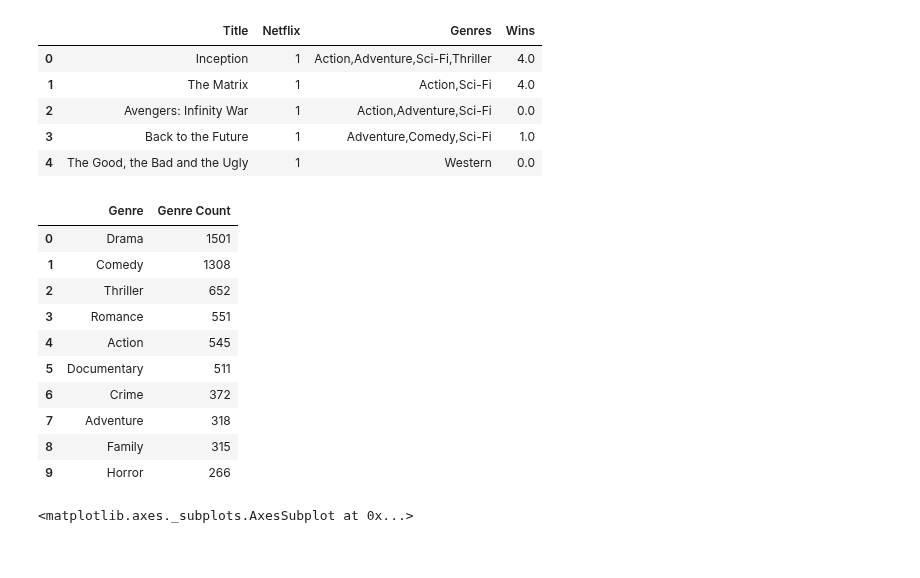
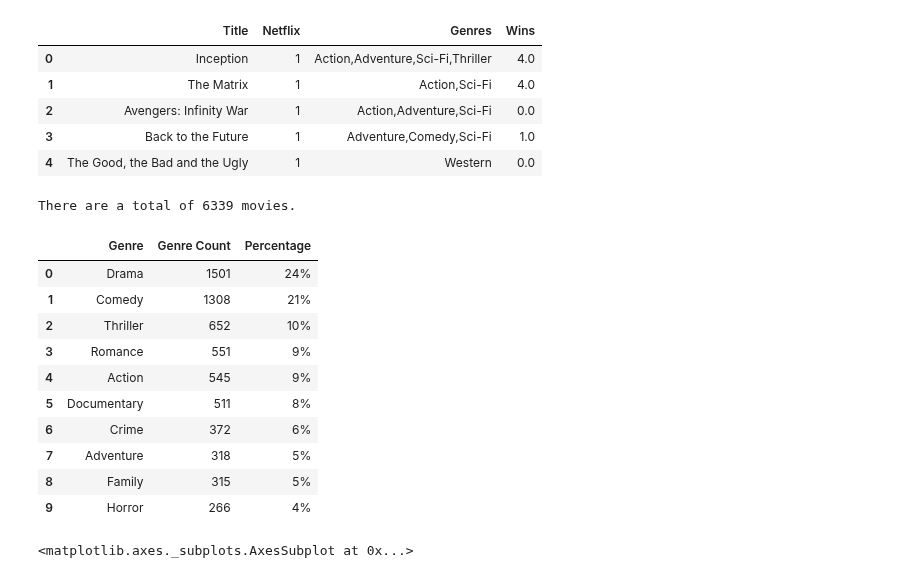
Before and after one commit to jacance/streaming-service-analysis, a Jupyter notebook: data_merge_paola.ipynb, the cells around one changed output. Saved outputs shown, nothing was run; the diff lists cells and outputs as text; code cells hidden in the pictures.

```diff
--- a/data_merge_paola.ipynb
+++ b/data_merge_paola.ipynb
@@ -340,40 +340,50 @@ netflix_genre_data2.head()
 # %%
 net_genre_count = {}
 
 for Genres in netflix_genre_data2["Genres"].values:
 
     net_genres_list = Genres.split(",")
 
     for genre in net_genres_list:
         genre = genre.strip()
         if genre not in net_genre_count:
             net_genre_count[genre]=0
         net_genre_count[genre] +=1
 
 # net_genre_count
 
 #Splitting dictionary into seperate lists in order to create DataFrame
 net_genre_name = net_genre_count.keys()
 net_genre_count = net_genre_count.values()
 
 #Creating DataFrame for the top 10 genres
 netflix_genre_df=pd.DataFrame(net_genre_count, index=net_genre_name)
 netflix_genre_df= netflix_genre_df[0].sort_values(ascending=False).reset_index().rename(columns={"index":"Genre", 0:"Genre Count"})
 
 top_netflix_genres= netflix_genre_df[0:10]
+
+#Adding Percentages
+
+netflix_total= top_netflix_genres["Genre Count"].sum()
+netflix_percentages= ((top_netflix_genres["Genre Count"]/netflix_total).apply('{:.0%}'.format))
+idx=2
+top_netflix_genres.insert(loc=idx,column="Percentage", value=netflix_percentages)
+
+print("There are a total of", netflix_total, "movies.")
 top_netflix_genres
 # %% [output]
+There are a total of 6339 movies.
-|  | Genre | Genre Count |
-| 0 | Drama | 1501 |
-| 1 | Comedy | 1308 |
-| 2 | Thriller | 652 |
-| 3 | Romance | 551 |
-| 4 | Action | 545 |
-| 5 | Documentary | 511 |
-| 6 | Crime | 372 |
-| 7 | Adventure | 318 |
-| 8 | Family | 315 |
-| 9 | Horror | 266 |
+|  | Genre | Genre Count | Percentage |
+| 0 | Drama | 1501 | 24% |
+| 1 | Comedy | 1308 | 21% |
+| 2 | Thriller | 652 | 10% |
+| 3 | Romance | 551 | 9% |
+| 4 | Action | 545 | 9% |
+| 5 | Documentary | 511 | 8% |
+| 6 | Crime | 372 | 6% |
+| 7 | Adventure | 318 | 5% |
+| 8 | Family | 315 | 5% |
+| 9 | Horror | 266 | 4% |
 # %%
 #NETFLIX GENRES: Bar Graph
 
```
Also changed, not shown: parts of 9 cells of this notebook.
